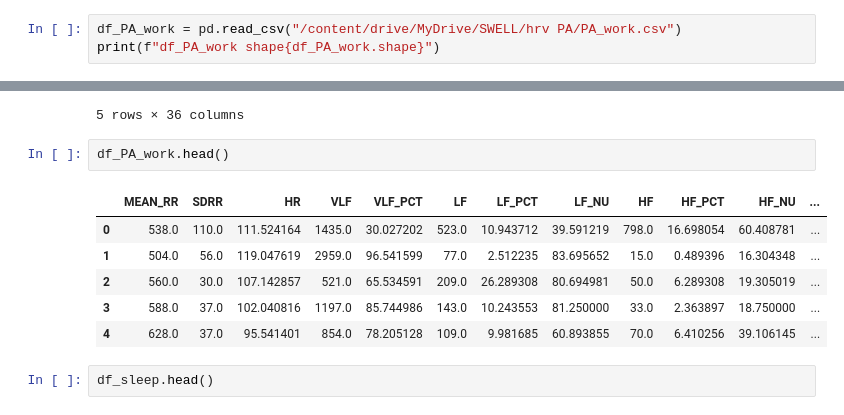
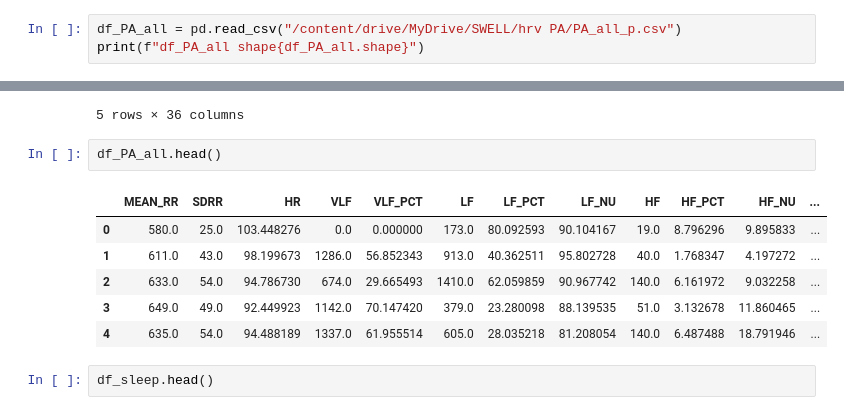
Before and after one commit to countingtls/PA_HRV_Sleep, a Jupyter notebook: swell_test_14_features.ipynb, the cells around one changed output, grey strips where cells are left out. Cells and saved outputs as stored; diff of their text form.

```diff
--- a/swell_test_14_features.ipynb
+++ b/swell_test_14_features.ipynb
@@ -60,6 +100,6 @@ print(f"df_test shape{df_test.shape}")
 df_train shape(369289, 36)
 df_test shape(41033, 36)
 # %%
-df_PA_work = pd.read_csv("/content/drive/MyDrive/SWELL/hrv PA/PA_work.csv")
-print(f"df_PA_work shape{df_PA_work.shape}")
+df_PA_all = pd.read_csv("/content/drive/MyDrive/SWELL/hrv PA/PA_all_p.csv")
+print(f"df_PA_all shape{df_PA_all.shape}")
 # %% [output]
@@ -155,14 +200,14 @@ df_train.head()
 | 4 | 809.625331 | 811.184865 | 62.766242 | 19.213819 | 19.213657 | 3.266724 | 74.565728 | 20.200000 | 0.200000 | 13.590641 | ... |
 5 rows × 36 columns
 # %%
-df_PA_work.head()
+df_PA_all.head()
 # %% [output]
 |  | MEAN_RR | SDRR | HR | VLF | VLF_PCT | LF | LF_PCT | LF_NU | HF | HF_PCT | HF_NU | ... |
-| 0 | 538.0 | 110.0 | 111.524164 | 1435.0 | 30.027202 | 523.0 | 10.943712 | 39.591219 | 798.0 | 16.698054 | 60.408781 | ... |
-| 1 | 504.0 | 56.0 | 119.047619 | 2959.0 | 96.541599 | 77.0 | 2.512235 | 83.695652 | 15.0 | 0.489396 | 16.304348 | ... |
-| 2 | 560.0 | 30.0 | 107.142857 | 521.0 | 65.534591 | 209.0 | 26.289308 | 80.694981 | 50.0 | 6.289308 | 19.305019 | ... |
-| 3 | 588.0 | 37.0 | 102.040816 | 1197.0 | 85.744986 | 143.0 | 10.243553 | 81.250000 | 33.0 | 2.363897 | 18.750000 | ... |
-| 4 | 628.0 | 37.0 | 95.541401 | 854.0 | 78.205128 | 109.0 | 9.981685 | 60.893855 | 70.0 | 6.410256 | 39.106145 | ... |
+| 0 | 580.0 | 25.0 | 103.448276 | 0.0 | 0.000000 | 173.0 | 80.092593 | 90.104167 | 19.0 | 8.796296 | 9.895833 | ... |
+| 1 | 611.0 | 43.0 | 98.199673 | 1286.0 | 56.852343 | 913.0 | 40.362511 | 95.802728 | 40.0 | 1.768347 | 4.197272 | ... |
+| 2 | 633.0 | 54.0 | 94.786730 | 674.0 | 29.665493 | 1410.0 | 62.059859 | 90.967742 | 140.0 | 6.161972 | 9.032258 | ... |
+| 3 | 649.0 | 49.0 | 92.449923 | 1142.0 | 70.147420 | 379.0 | 23.280098 | 88.139535 | 51.0 | 3.132678 | 11.860465 | ... |
+| 4 | 635.0 | 54.0 | 94.488189 | 1337.0 | 61.955514 | 605.0 | 28.035218 | 81.208054 | 140.0 | 6.487488 | 18.791946 | ... |
 # %%
 df_sleep.head()
 # %% [output]
```
Also changed, not shown: parts of 47 cells of this notebook.
